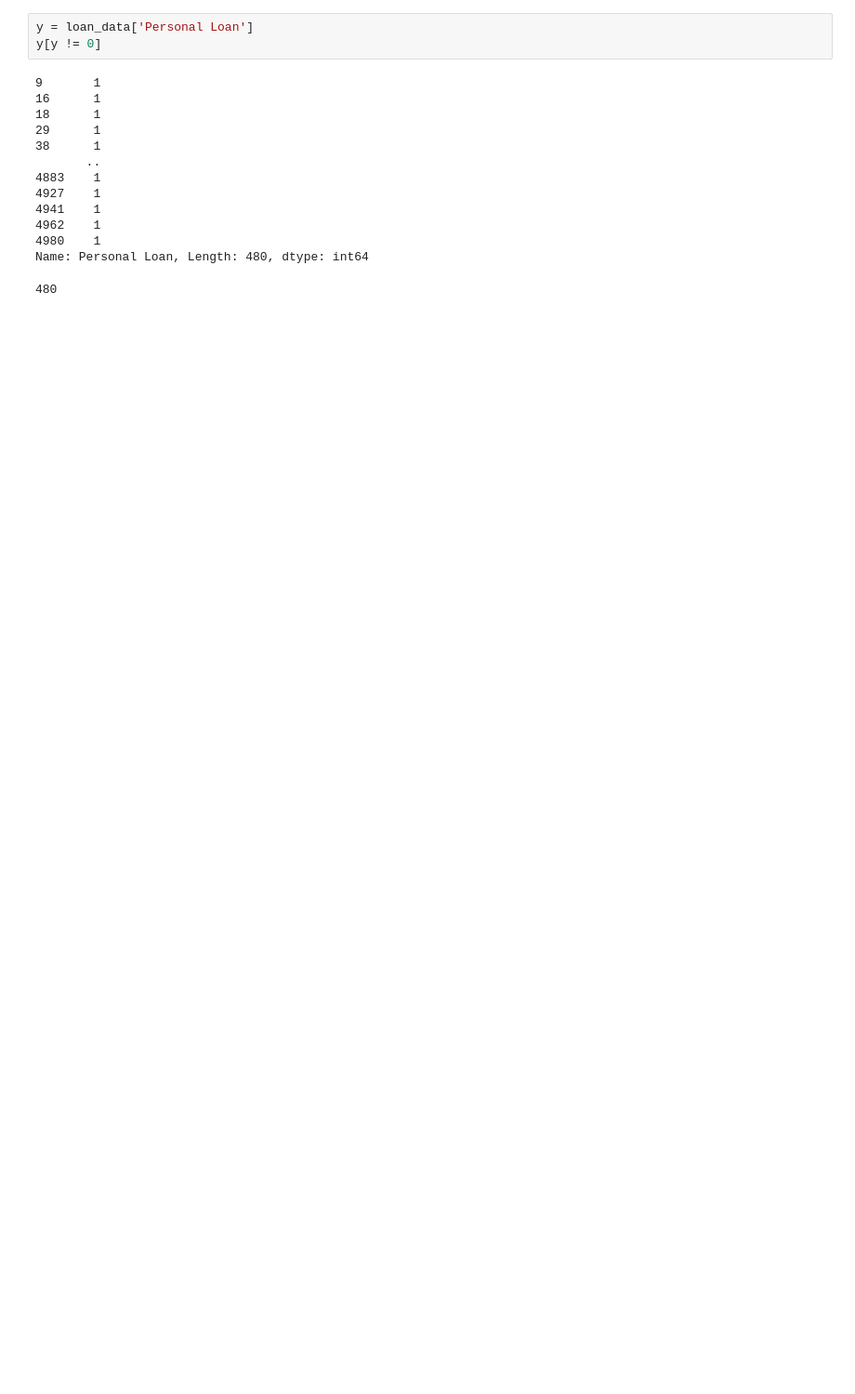
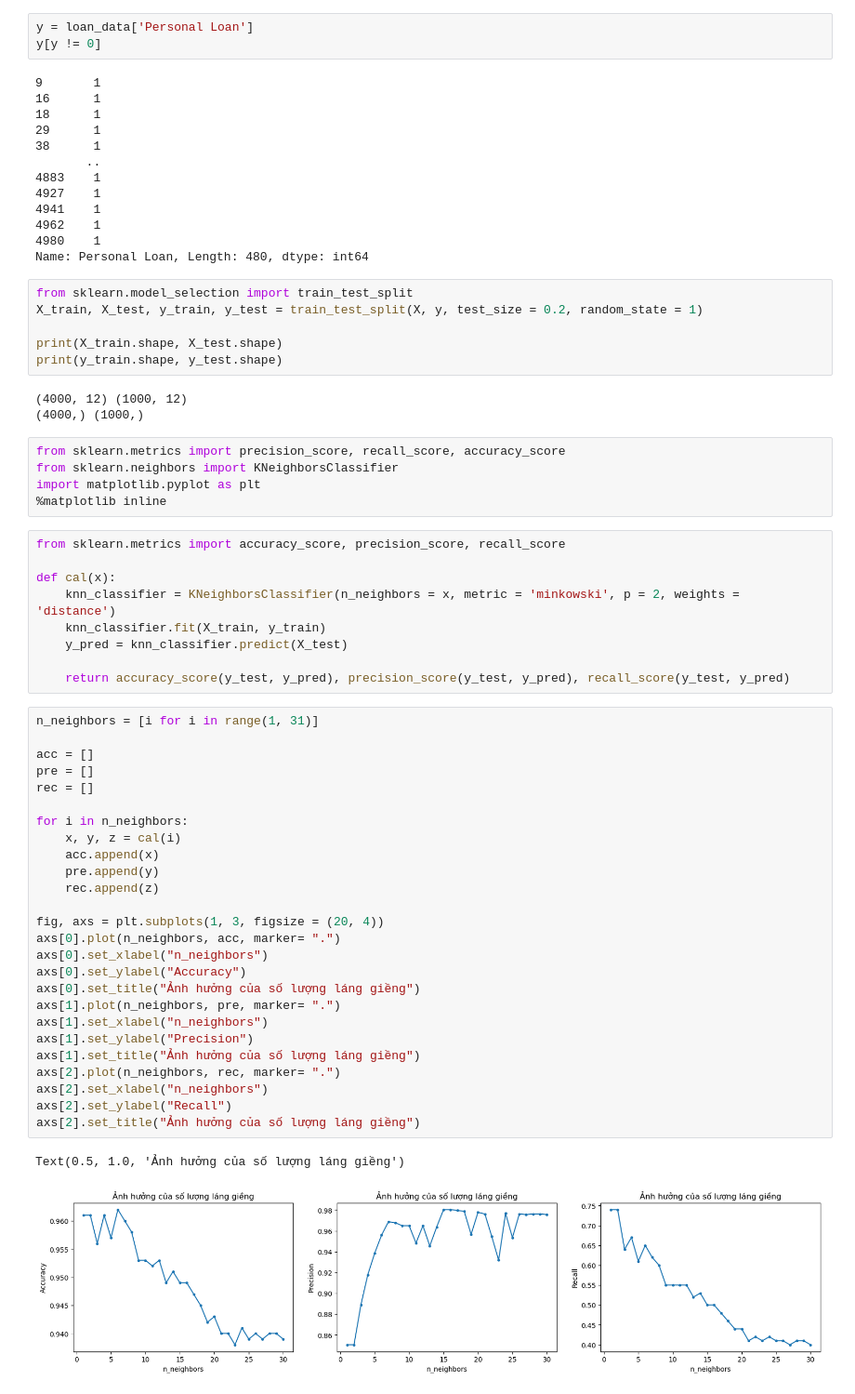
Before and after one commit to lquanh/FM-Lab, a Jupyter notebook: ML-ex/ex1/KNN_personal_loan.ipynb, the cells around one changed output. Shown at 93% size. Saved outputs shown, nothing was run; the diff lists cells and outputs as text; blank space fills up the shorter version.

```diff
--- a/ML-ex/ex1/KNN_personal_loan.ipynb
+++ b/ML-ex/ex1/KNN_personal_loan.ipynb
@@ -138,5 +136,54 @@ y[y != 0]
 4980    1
 Name: Personal Loan, Length: 480, dtype: int64
 # %%
+from sklearn.model_selection import train_test_split
+X_train, X_test, y_train, y_test = train_test_split(X, y, test_size = 0.2, random_state = 1)
+
+print(X_train.shape, X_test.shape)
+print(y_train.shape, y_test.shape)
 # %% [output]
-480
+(4000, 12) (1000, 12)
+(4000,) (1000,)
+# %%
+from sklearn.metrics import precision_score, recall_score, accuracy_score
+from sklearn.neighbors import KNeighborsClassifier
+import matplotlib.pyplot as plt
+%matplotlib inline
+# %%
+from sklearn.metrics import accuracy_score, precision_score, recall_score
+
+def cal(x):
+    knn_classifier = KNeighborsClassifier(n_neighbors = x, metric = 'minkowski', p = 2, weights = 'distance')
+    knn_classifier.fit(X_train, y_train)
+    y_pred = knn_classifier.predict(X_test)
+
+    return accuracy_score(y_test, y_pred), precision_score(y_test, y_pred), recall_score(y_test, y_pred)
+# %%
+n_neighbors = [i for i in range(1, 31)]
+
+acc = []
+pre = []
+rec = []
+
+for i in n_neighbors:
+    x, y, z = cal(i)
+    acc.append(x)
+    pre.append(y)
+    rec.append(z)
+
+fig, axs = plt.subplots(1, 3, figsize = (20, 4))
+axs[0].plot(n_neighbors, acc, marker= ".")
+axs[0].set_xlabel("n_neighbors")
+axs[0].set_ylabel("Accuracy")
+axs[0].set_title("Ảnh hưởng của số lượng láng giềng")
+axs[1].plot(n_neighbors, pre, marker= ".")
+axs[1].set_xlabel("n_neighbors")
+axs[1].set_ylabel("Precision")
+axs[1].set_title("Ảnh hưởng của số lượng láng giềng")
+axs[2].plot(n_neighbors, rec, marker= ".")
+axs[2].set_xlabel("n_neighbors")
+axs[2].set_ylabel("Recall")
+axs[2].set_title("Ảnh hưởng của số lượng láng giềng")
+# %% [output]
+Text(0.5, 1.0, 'Ảnh hưởng của số lượng láng giềng')
+[figure, added]
```
Also changed, not shown: parts of 3 cells of this notebook, 1 other file.
